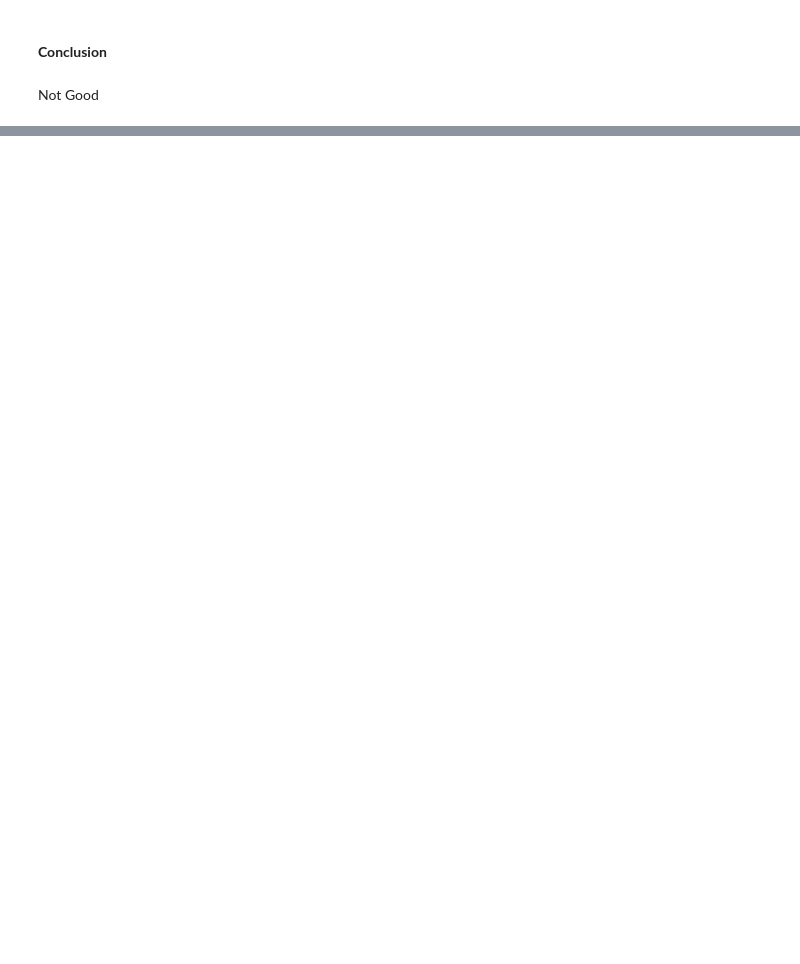
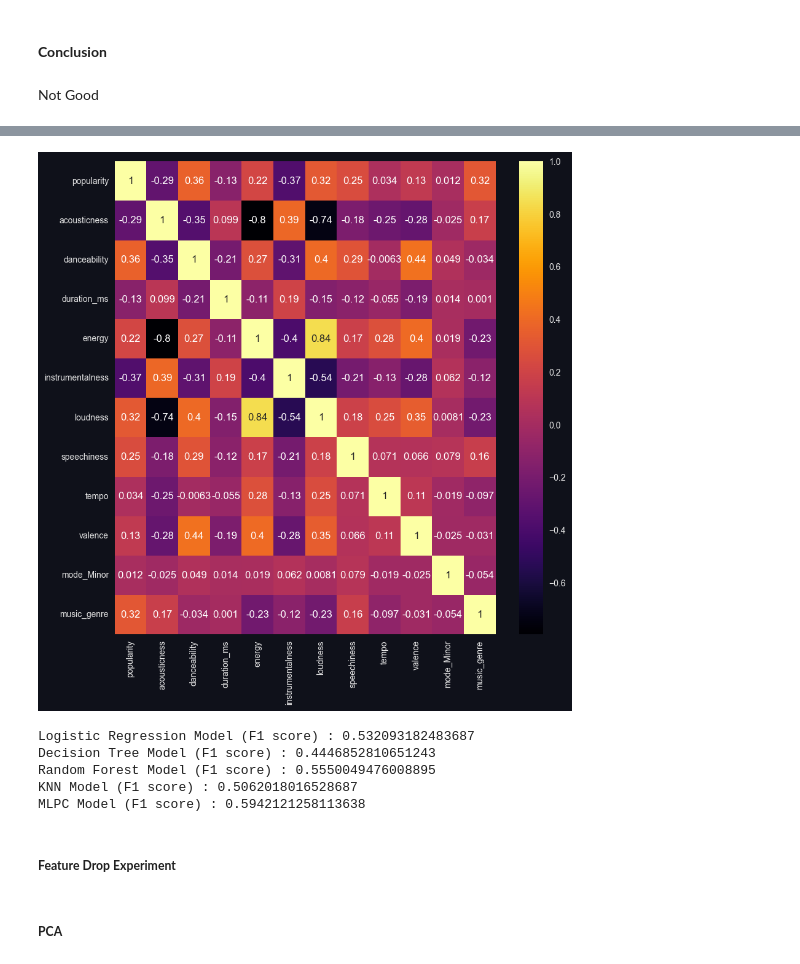
Before and after one commit to AthimetA/FRA503_HW_ML, a Jupyter notebook: Project/project.ipynb, the cells around one changed output, grey strips where cells are left out. Saved outputs shown, nothing was run; the diff lists cells and outputs as text; code cells hidden in the pictures; blank space fills up the shorter version.

```diff
--- a/Project/project.ipynb
+++ b/Project/project.ipynb
@@ -1551,0 +1498,7 @@ Not Good
+# %%
+selector = SelectKBest(f_classif, k=11)
+Xselect = selector.fit(X, y)
+col = Xselect.get_support(indices=True)
+dfSelect = df.iloc[:,col]
+dfSelect['music_genre'] = y_vis
+dfSelect
@@ -1551,0 +1519,18 @@ Not Good
+# %%
+anova11 = checkCorrFF(dfSelect, 10, 10)
+# %% [output]
+[figure, added]
+# %%
+dfSelect['music_genre'] = y
+
+modelBM_Select, resultBM_Select, confmatrixBM_Select, f1BM_Select = modelTestProcess(dfSelect, getdummy=0)
+# %% [output]
+Logistic Regression Model (F1 score) : 0.532093182483687
+Decision Tree Model (F1 score) : 0.4446852810651243
+Random Forest Model (F1 score) : 0.5550049476008895
+KNN Model (F1 score) : 0.5062018016528687
+MLPC Model (F1 score) : 0.5942121258113638
+# %% [markdown]
+##### **Feature Drop Experiment**
+# %% [markdown]
+##### **PCA**
```
Also changed, not shown: parts of 60 cells of this notebook, 1 other file.
